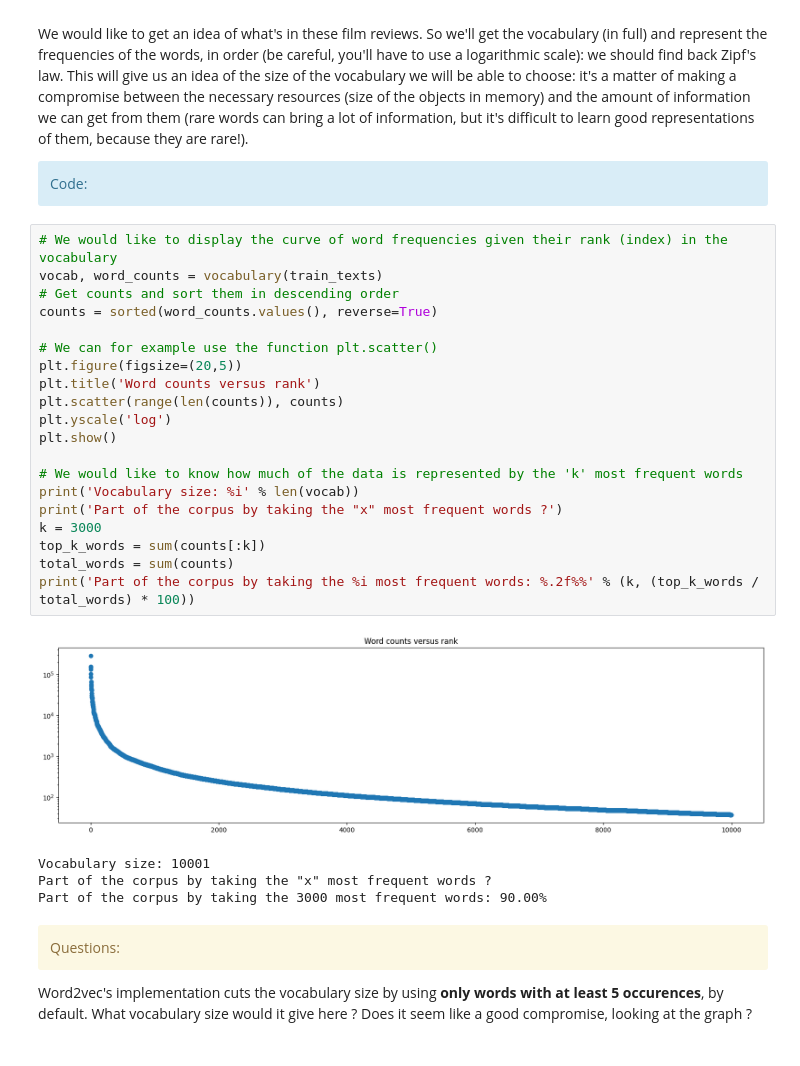
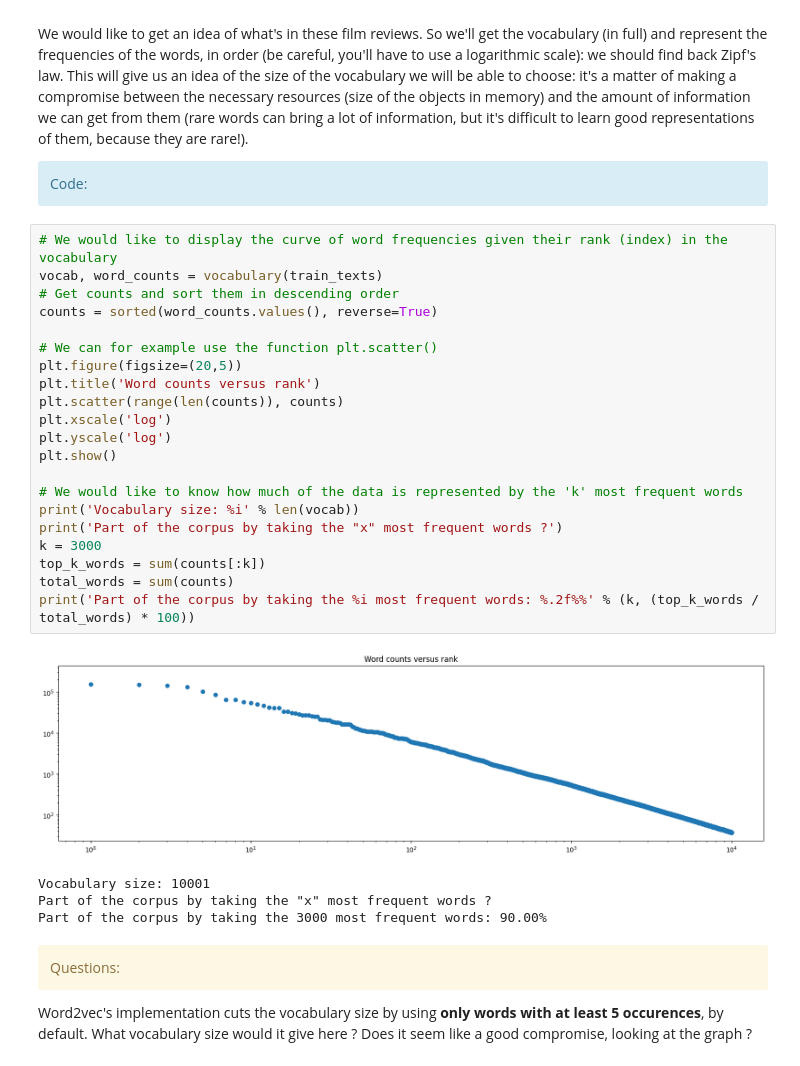
Before and after one commit to kjle/TelecomParis_Promo2025, a Jupyter notebook: SD-TSIA214/TP1/TP_Pre-processing_and_NB_SD-TSIA-214_YANG_Shujian_KANG_Jiale.ipynb, the cells around one changed output. Cells and saved outputs as stored; diff of their text form.

```diff
--- a/SD-TSIA214/TP1/TP_Pre-processing_and_NB_SD-TSIA-214_Students.ipynb
+++ b/SD-TSIA214/TP1/TP_Pre-processing_and_NB_SD-TSIA-214_YANG_Shujian_KANG_Jiale.ipynb
@@ -672,25 +684,26 @@ We would like to get an idea of what's in these film reviews. So we'll get the v
 # %%
 # We would like to display the curve of word frequencies given their rank (index) in the vocabulary
 vocab, word_counts = vocabulary(train_texts)
 # Get counts and sort them in descending order
 counts = sorted(word_counts.values(), reverse=True)
 
 # We can for example use the function plt.scatter()
 plt.figure(figsize=(20,5))
 plt.title('Word counts versus rank')
 plt.scatter(range(len(counts)), counts)
+plt.xscale('log')
 plt.yscale('log')
 plt.show()
 
 # We would like to know how much of the data is represented by the 'k' most frequent words
 print('Vocabulary size: %i' % len(vocab))
 print('Part of the corpus by taking the "x" most frequent words ?')
 k = 3000
 top_k_words = sum(counts[:k])
 total_words = sum(counts)
 print('Part of the corpus by taking the %i most frequent words: %.2f%%' % (k, (top_k_words / total_words) * 100))
 # %% [output]
-[figure, old version]
+[figure, new version]
 Vocabulary size: 10001
 Part of the corpus by taking the "x" most frequent words ?
 Part of the corpus by taking the 3000 most frequent words: 90.00%
```
Also changed, not shown: parts of 17 cells of this notebook, 1 other file.
